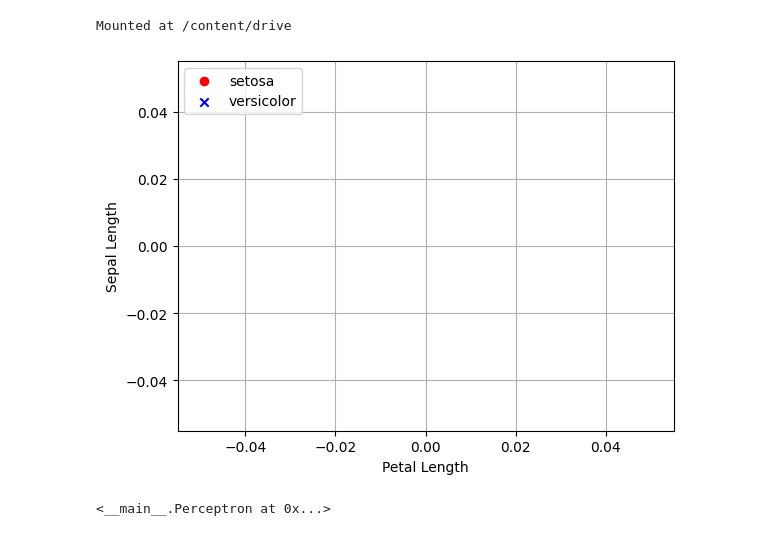
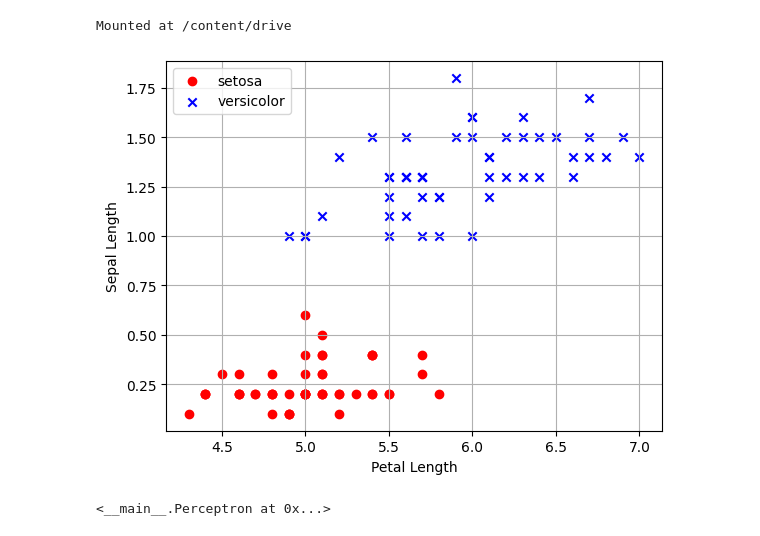
Before and after one commit to DiantoroKadarman/Machine-Learning, a Jupyter notebook: Jobsheet 9/Praktikum.ipynb, the cells around one changed output. Cells and saved outputs as stored; diff of their text form; code cells hidden in the pictures.

```diff
--- a/Jobsheet 9/Praktikum.ipynb
+++ b/Jobsheet 9/Praktikum.ipynb
@@ -14,27 +14,26 @@ import matplotlib.pyplot as plt
 import pandas as pd
 import seaborn as sns
 # %%
-df = pd.read_csv('/content/drive/MyDrive/Machine Learning/iris.csv', header=None)
+# Menggunakan header default yang ada di file CSV
+df = pd.read_csv('/content/drive/MyDrive/Machine Learning/iris.csv')
 
-# Convert columns 0 and 3 to numeric, handling errors if any # fix error
-df[0] = pd.to_numeric(df[0], errors='coerce')  # fix error
-df[3] = pd.to_numeric(df[3], errors='coerce')  # fix error
+# Perbarui indeks kolom
+setosa = df[df['Species'] == 'Iris-setosa']
+versicolor = df[df['Species'] == 'Iris-versicolor']
+virginica = df[df['Species'] == 'Iris-virginica']
 
-setosa = df[df[4] == 'Iris-setosa']
-versicolor = df[df[4] == 'Iris-versicolor']
-virginica = df[df[4] == 'Iris-virginica']
-
-a, b = 0, 3
+# Plot data
+a, b =  'SepalLengthCm','PetalWidthCm'
 plt.scatter(setosa[a], setosa[b], color='red', marker='o', label='setosa')
 plt.scatter(versicolor[a], versicolor[b], color='blue', marker='x', label='versicolor')
 
 plt.xlabel('Petal Length')
 plt.ylabel('Sepal Length')
 plt.legend(loc='upper left')
 plt.grid()
 plt.show()
 # %% [output]
-[figure, old version]
+[figure, new version]
 # %%
 class Perceptron(object):
     def __init__(self, eta=0.01, n_iter=10):
```
Also changed, not shown: parts of 6 cells of this notebook.
